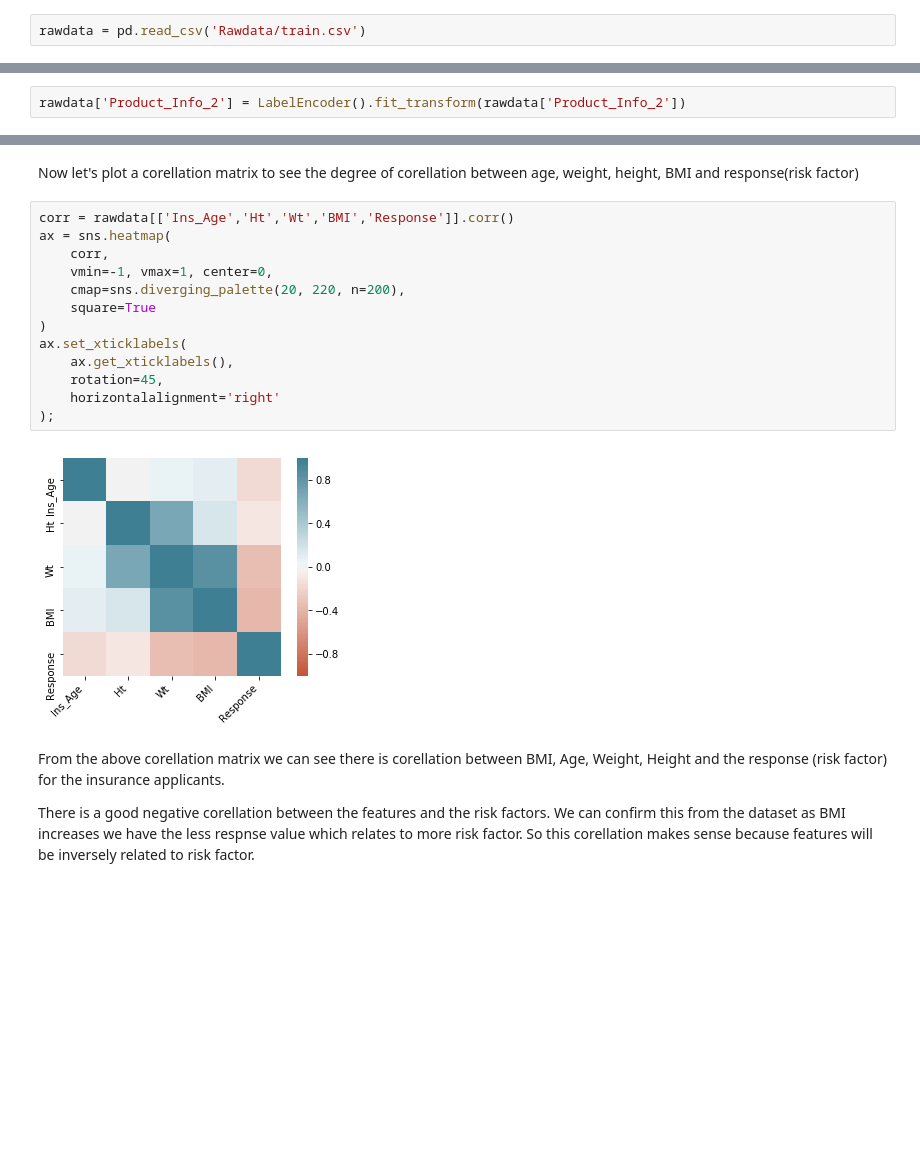
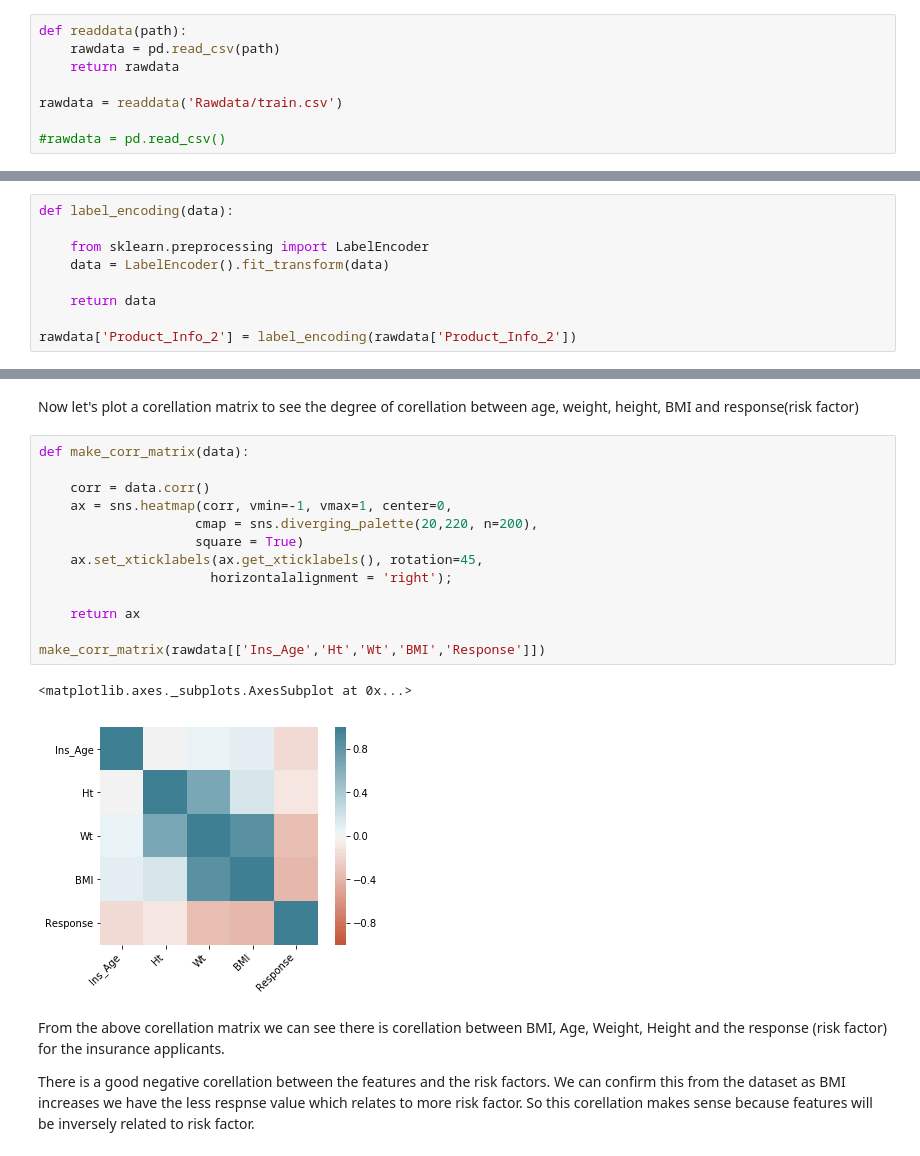
Before and after one commit to MiteshPuthran/Medical-Record-Analysis-Predictions, a Jupyter notebook: Prudential_Code.ipynb, the cells around one changed output, grey strips where cells are left out. Drawn from its saved outputs; the diff is of its cells as text; blank space fills up the shorter version.

```diff
--- a/Prudential_Code.ipynb
+++ b/Prudential_Code.ipynb
@@ -5,8 +5,14 @@ import pandas as pd
 import numpy as np
 import matplotlib.pyplot as plt
 import seaborn as sns
-# %%
-rawdata = pd.read_csv('Rawdata/train.csv')
+# %%
+def readdata(path):
+    rawdata = pd.read_csv(path)
+    return rawdata
+
+rawdata = readdata('Rawdata/train.csv')
+
+#rawdata = pd.read_csv()
 # %%
 rawdata.info()
 # %% [output]
@@ -201,5 +217,12 @@ from sklearn.preprocessing import LabelEncoder
-# %%
-rawdata['Product_Info_2'] = LabelEncoder().fit_transform(rawdata['Product_Info_2'])
+# %%
+def label_encoding(data):
+
+    from sklearn.preprocessing import LabelEncoder
+    data = LabelEncoder().fit_transform(data)
+
+    return data
+
+rawdata['Product_Info_2'] = label_encoding(rawdata['Product_Info_2'])
 # %% [markdown]
 ### Removing ouliers outside 3 standard deviations
 # %% [markdown]
@@ -218,20 +241,21 @@ Here we can see that most of the ouliers have been removed and only the ones whi
 # %% [markdown]
 Now let's plot a corellation matrix to see the degree of corellation between age, weight, height, BMI and response(risk factor)
 # %%
-corr = rawdata[['Ins_Age','Ht','Wt','BMI','Response']].corr()
-ax = sns.heatmap(
-    corr,
-    vmin=-1, vmax=1, center=0,
-    cmap=sns.diverging_palette(20, 220, n=200),
-    square=True
-)
-ax.set_xticklabels(
-    ax.get_xticklabels(),
-    rotation=45,
-    horizontalalignment='right'
-);
+def make_corr_matrix(data):
+
+    corr = data.corr()
+    ax = sns.heatmap(corr, vmin=-1, vmax=1, center=0,
+                    cmap = sns.diverging_palette(20,220, n=200),
+                    square = True)
+    ax.set_xticklabels(ax.get_xticklabels(), rotation=45,
+                      horizontalalignment = 'right');
+
+    return ax
+
+make_corr_matrix(rawdata[['Ins_Age','Ht','Wt','BMI','Response']])
 # %% [output]
+<matplotlib.axes._subplots.AxesSubplot at 0x...>
-[figure, old version]
+[figure, new version]
 # %% [markdown]
 From the above corellation matrix we can see there is corellation between BMI, Age, Weight, Height and the response (risk factor) for the insurance applicants.
 
```
Also changed, not shown: parts of 25 cells of this notebook.
